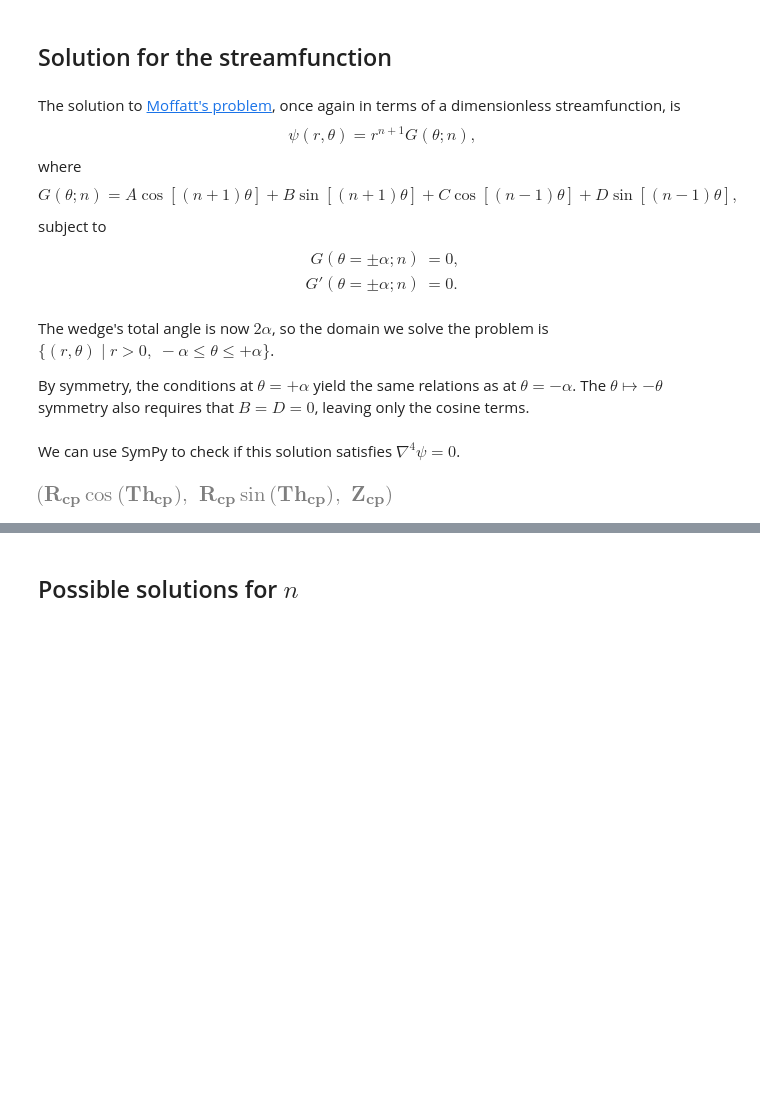
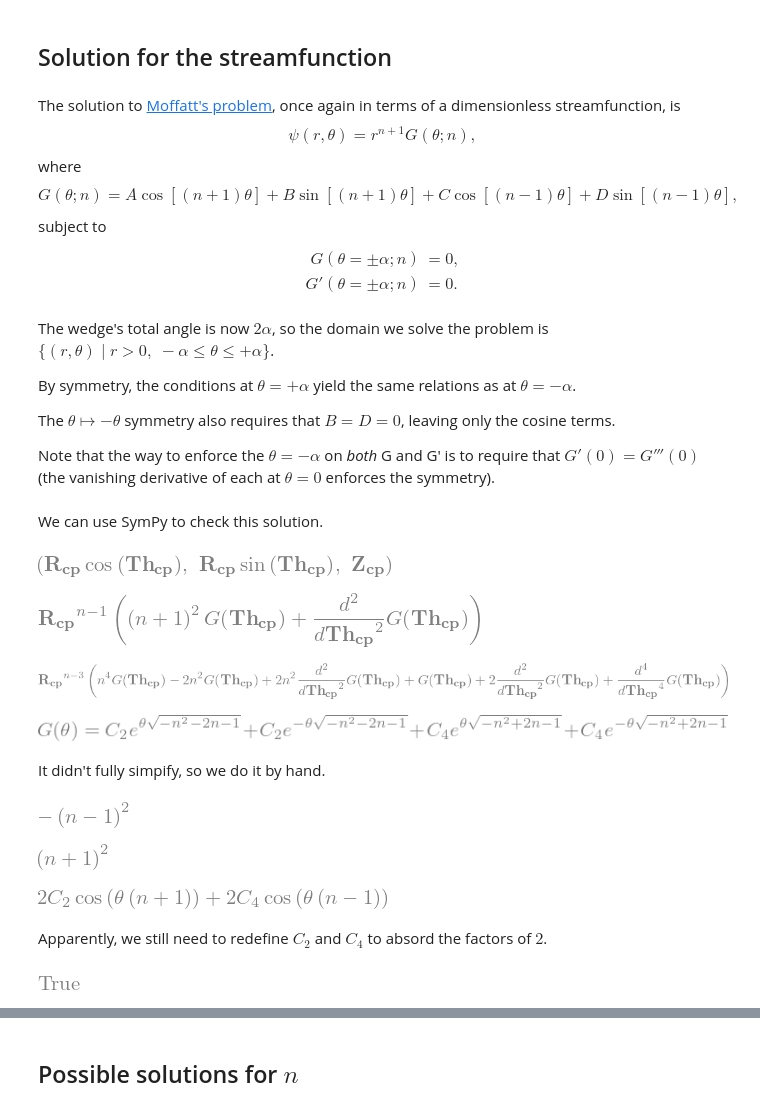
Before and after one commit to ichristov/intermediate-fluid-mechanics, a Jupyter notebook: Stokes_Flows_2D.ipynb, the cells around one changed output, grey strips where cells are left out. Cells and saved outputs as stored; diff of their text form; code cells hidden in the pictures; blank space fills up the shorter version.

```diff
--- a/Stokes_Flows_2D.ipynb
+++ b/Stokes_Flows_2D.ipynb
@@ -231,9 +246,13 @@ subject to
 
 The wedge's total angle is now $2\alpha$, so the domain we solve the problem is $\{(r,\theta) \;|\; r>0, \;-\alpha \le \theta \le +\alpha\}$.
 
-By symmetry, the conditions at $\theta=+\alpha$ yield the same relations as at $\theta=-\alpha$. The $\theta\mapsto-\theta$ symmetry also requires that $B = D = 0$, leaving only the cosine terms.
+By symmetry, the conditions at $\theta=+\alpha$ yield the same relations as at $\theta=-\alpha$.
+
+The $\theta\mapsto-\theta$ symmetry also requires that $B = D = 0$, leaving only the cosine terms.
+
+Note that the way to enforce the $\theta=-\alpha$ on _both_ G and G' is to require that $G'(0) = G'''(0)$ (the vanishing derivative of each at $\theta=0$ enforces the symmetry).
 # %% [markdown]
-We can use SymPy to check if this solution satisfies $\nabla^4\psi=0$.
+We can use SymPy to check this solution.
 # %%
 # create a planar polar coordinate system,
 # same as cylindrical if we ignore z
@@ -246,5 +265,57 @@ cp = c.create_new('cp', transformation='cylindrical',
 cp.transformation_to_parent()
 # %% [output]
 [figure]
+# %%
+# define the streamfunction for Moffatt's problem
+n    = sp.symbols('n')
+G2   = sp.Function('G')(cp.Th)
+psi2 = cp.R**(n+1)*G2
+# %%
+# Laplacian of psi
+lapl_psi2 = sp.simplify(divergence(gradient(psi2)))
+lapl_psi2
+# %% [output]
+[figure, added]
+# %%
+# Biharmonic (bi-Laplacian) of psi
+biharm_psi2 = sp.simplify(divergence(gradient(divergence(gradient(psi2)))))
+biharm_psi2
+# %% [output]
+[figure, added]
+# %%
+# solution of the resulting ODE with our **symmetry** BCs,
+# again, substituting the coordinate cp.Th with a generic variable theta
+symmetry_bcs = {G2.subs(cp.Th,theta).diff(theta,1).subs(theta,0):0,
+                G2.subs(cp.Th,theta).diff(theta,3).subs(theta,0):0}
+G2sol = sp.dsolve((biharm_psi2*cp.R**(n-3)).subs(cp.Th, theta), ics=symmetry_bcs)
+G2sol
+# %% [output]
+[figure, added]
+# %% [markdown]
+It didn't fully simpify, so we do it by hand.
+# %%
+sp.factor(-n**2 + 2*n - 1)
+# %% [output]
+[figure, added]
+# %%
+sp.factor(n**2 + 2*n + 1)
+# %% [output]
+[figure, added]
+# %%
+G2sol_simp = G2sol.subs(-n**2+2*n-1,-(n-1)**2).subs(n**2+2*n+1,(n+1)**2).subs(sp.sqrt(-(n-1)**2),sp.I*(n-1)).subs(sp.sqrt(-(n+1)**2),sp.I*(n+1))
+G2sol_simp = G2sol_simp.rhs.rewrite(sp.cos).trigsimp()
+G2sol_simp
+# %% [output]
+[figure, added]
+# %% [markdown]
+Apparently, we still need to redefine $C_2$ and $C_4$ to absord the factors of $2$.
+# %%
+# confirm this solution is algebraically identical to Moffatt's
+C2, C4 = sp.symbols('C2, C4')
+G2sol = G2sol_simp.subs(C2*2,C2).simplify().subs(C4*2,C4)
+G2moffatt= C2*sp.cos((n+1)*cp.Th) + C4*sp.cos((n-1)*cp.Th)
+sp.simplify(sp.Eq(G2sol,G2moffatt.subs(cp.Th, theta)))
+# %% [output]
+[figure, added]
 # %%
 # define the streamfunction for Moffatt's problem
```
Also changed, not shown: parts of 25 cells of this notebook.
